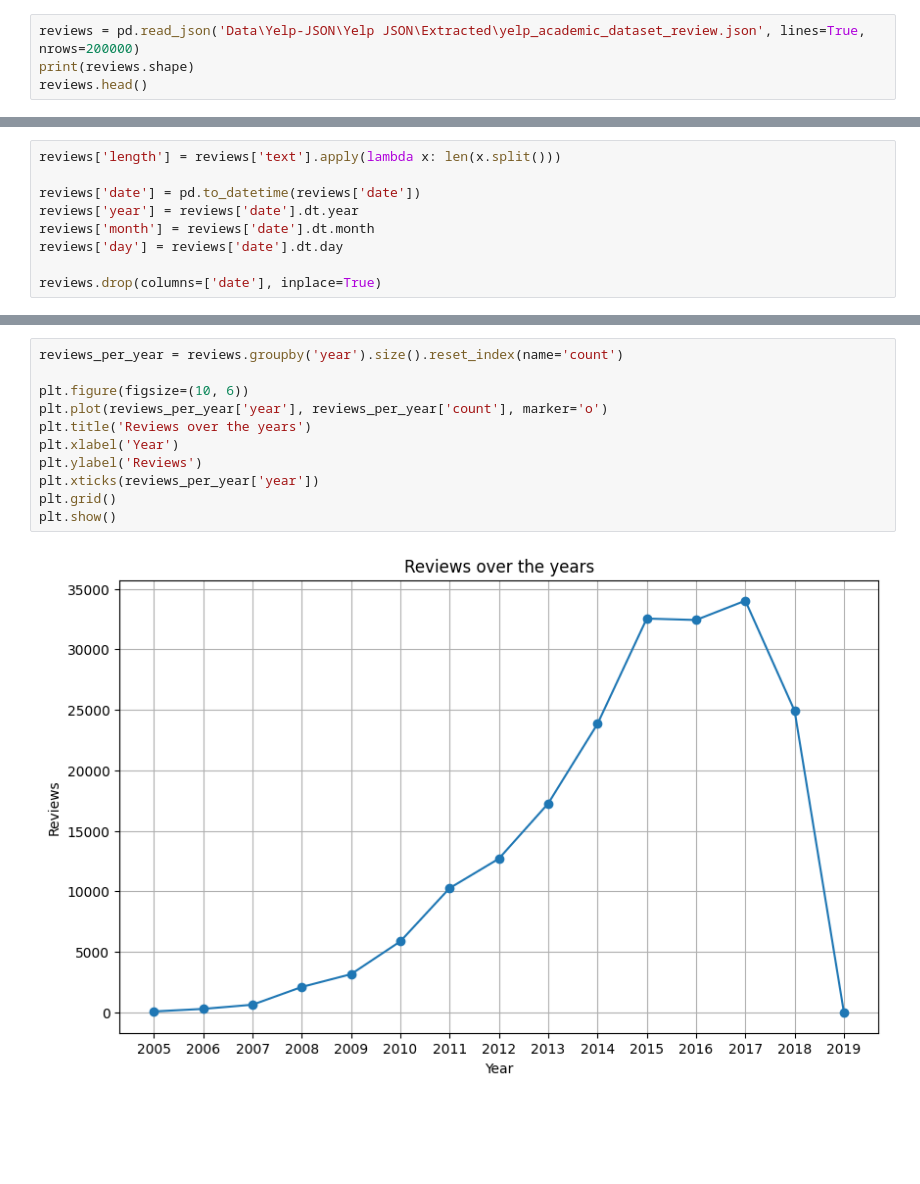
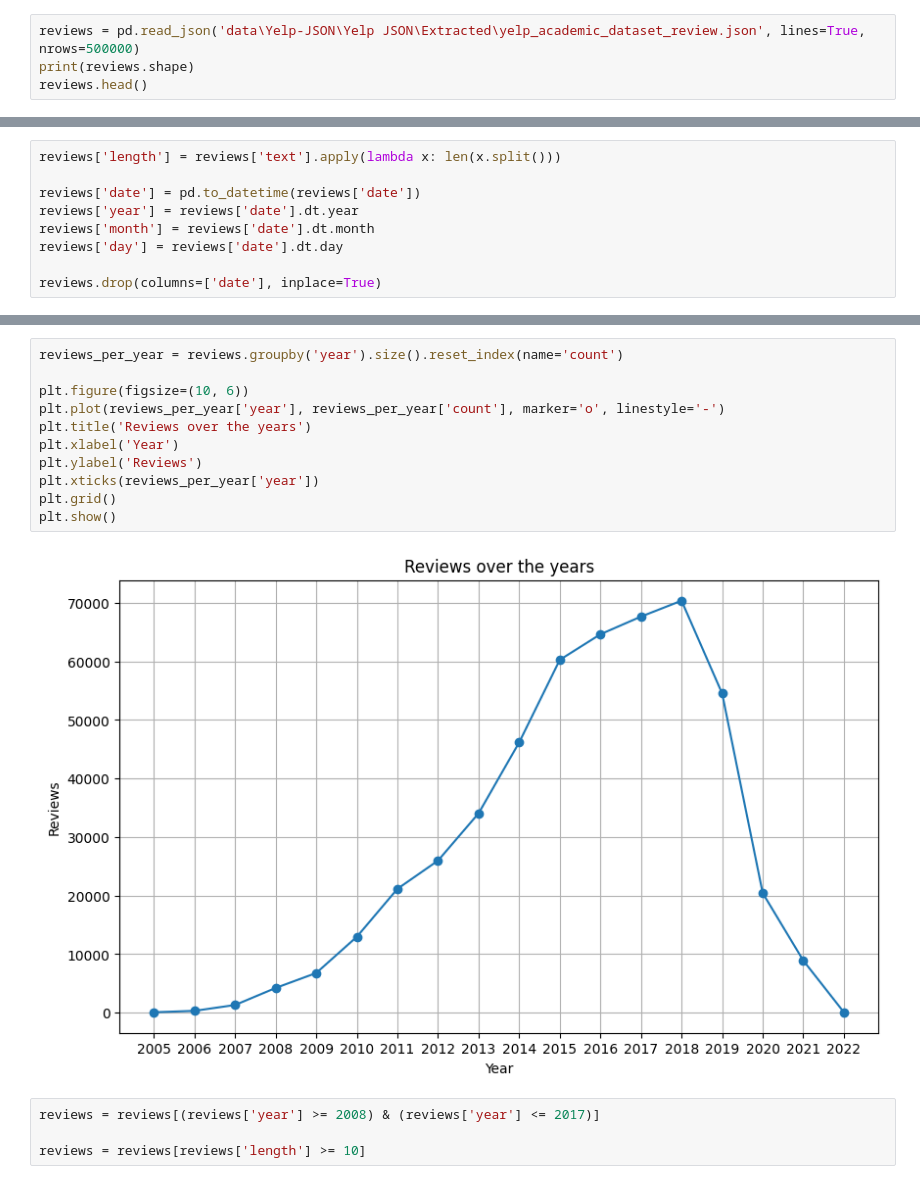
Before and after one commit to SachithJayalath/20221742_CM3604_CW_Refer, a Jupyter notebook: notebook1.ipynb, the cells around one changed output, grey strips where cells are left out. Drawn from its saved outputs; the diff is of its cells as text; blank space fills up the shorter version.

```diff
--- a/notebook1.ipynb
+++ b/notebook1.ipynb
@@ -31,7 +20,7 @@ from sklearn.neighbors import NearestNeighbors
 import matplotlib.pyplot as plt
 import seaborn as sns
 # %%
-reviews = pd.read_json('Data\Yelp-JSON\Yelp JSON\Extracted\yelp_academic_dataset_review.json', lines=True, nrows=200000)
+reviews = pd.read_json('data\Yelp-JSON\Yelp JSON\Extracted\yelp_academic_dataset_review.json', lines=True, nrows=500000)
 print(reviews.shape)
 reviews.head()
 # %% [output]
@@ -90,13 +79,17 @@ memory usage: 16.0+ MB
 # %%
 reviews_per_year = reviews.groupby('year').size().reset_index(name='count')
 
 plt.figure(figsize=(10, 6))
-plt.plot(reviews_per_year['year'], reviews_per_year['count'], marker='o')
+plt.plot(reviews_per_year['year'], reviews_per_year['count'], marker='o', linestyle='-')
 plt.title('Reviews over the years')
 plt.xlabel('Year')
 plt.ylabel('Reviews')
 plt.xticks(reviews_per_year['year'])
 plt.grid()
 plt.show()
 # %% [output]
-[figure, old version]
+[figure, new version]
+# %%
+reviews = reviews[(reviews['year'] >= 2008) & (reviews['year'] <= 2017)]
+
+reviews = reviews[reviews['length'] >= 10]
```
Also changed, not shown: parts of 35 cells of this notebook, 14 other files.
